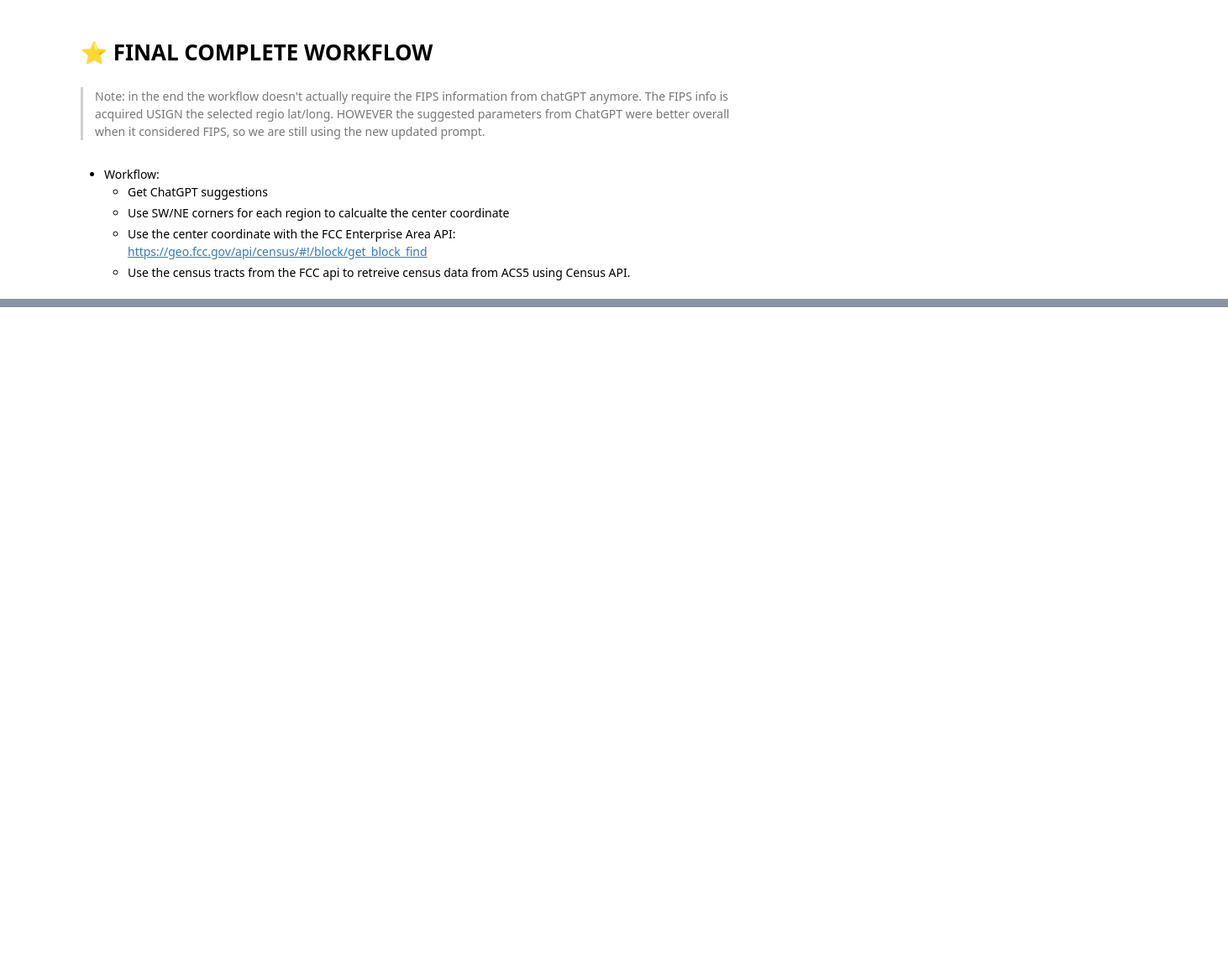
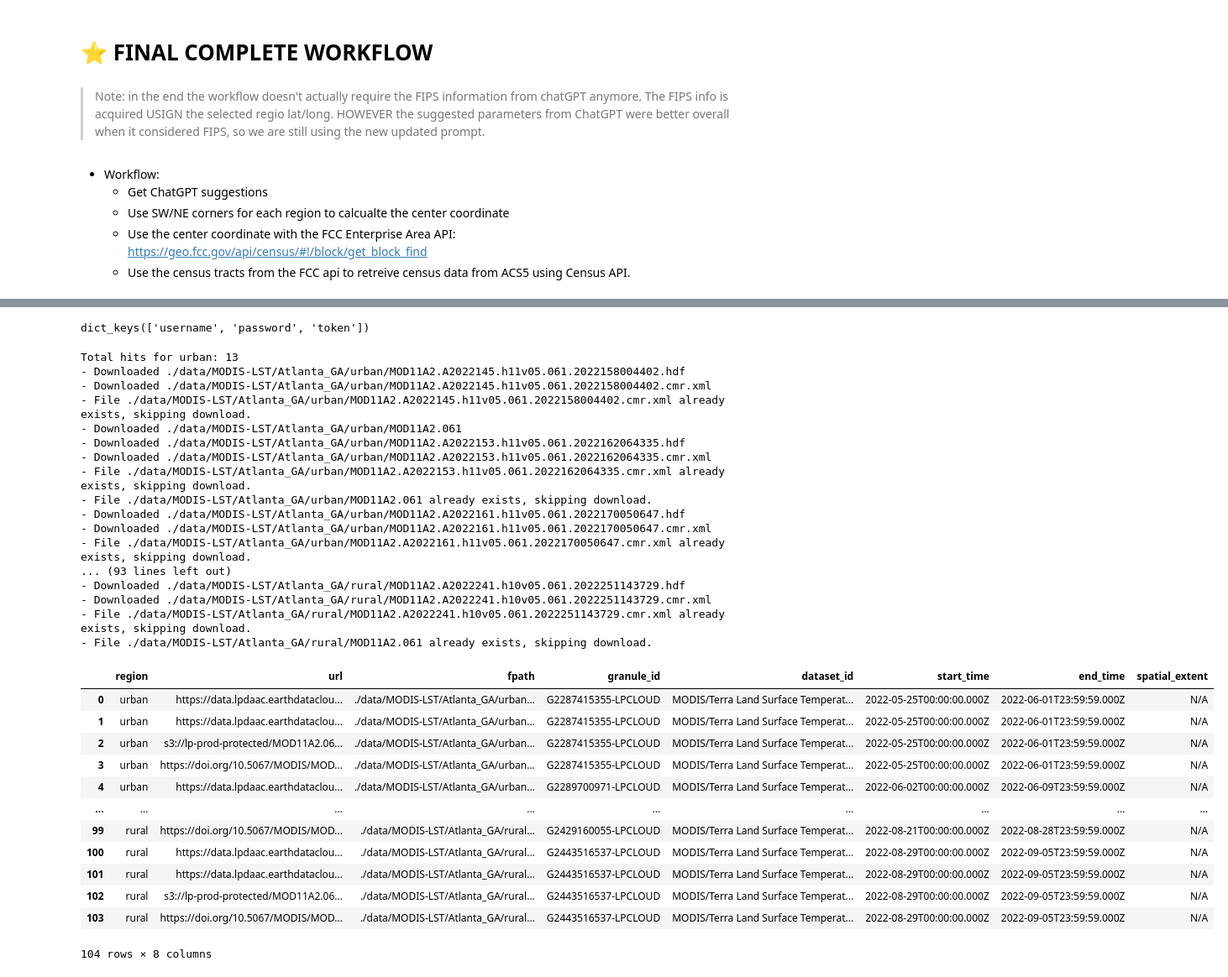
Before and after one commit to jirvingphd/nasa-earth-science, a Jupyter notebook: Blog2-NASA-MODIS-LST-v2.ipynb, the cells around one changed output, grey strips where cells are left out. Shown: that part at 84% size. Drawn from its saved outputs; the diff is of its cells as text; code cells hidden in the pictures; blank space fills up the shorter version.

```diff
--- a/Blog2-NASA-MODIS-LST-v2.ipynb
+++ b/Blog2-NASA-MODIS-LST-v2.ipynb
@@ -2054,0 +1892,4 @@ state_fips='13', county_fips='077', tract_code='170308'
+# %%
+# Saving as data_params for use in the code below
+data_params = chatgpt_params
+data_params
@@ -2054,0 +1933,61 @@ state_fips='13', county_fips='077', tract_code='170308'
+# %%
+import json
+creds_json = "./earthdata_creds.json"
+with open(creds_json) as f:
+    nasa_creds = json.load(f)
+print(nasa_creds.keys())
+
+# NASA Earthdata token
+token = nasa_creds['token']#'your_generated_token
+# %% [output]
+dict_keys(['username', 'password', 'token'])
+# %%
+# List to store all entries and links
+# DATA_DIR = './data/MODIS-LST/'
+all_entries_links = []
+# Iterate through the regions and download data
+
+for region_name, bounding_box in data_params['coordinates'].items():
+    time_range = data_params['time']
+    # group_links=  []
+    entries_links = search_and_download(region_name, bounding_box, time_range, token=token,
+                                        dest_folder=DATA_DIR, force_download=False, day_night='day',
+                                        verbose=False # new verbose flag
+                                        )
+    all_entries_links.extend(entries_links)
+    print('\n\n')
+
+all_files_df = pd.DataFrame(all_entries_links)
+
+all_files_df
+# %% [output]
+Total hits for urban: 13
+- Downloaded ./data/MODIS-LST/Atlanta_GA/urban/MOD11A2.A2022145.h11v05.061.2022158004402.hdf
+- Downloaded ./data/MODIS-LST/Atlanta_GA/urban/MOD11A2.A2022145.h11v05.061.2022158004402.cmr.xml
+- File ./data/MODIS-LST/Atlanta_GA/urban/MOD11A2.A2022145.h11v05.061.2022158004402.cmr.xml already exists, skipping download.
+- Downloaded ./data/MODIS-LST/Atlanta_GA/urban/MOD11A2.061
+- Downloaded ./data/MODIS-LST/Atlanta_GA/urban/MOD11A2.A2022153.h11v05.061.2022162064335.hdf
+- Downloaded ./data/MODIS-LST/Atlanta_GA/urban/MOD11A2.A2022153.h11v05.061.2022162064335.cmr.xml
+- File ./data/MODIS-LST/Atlanta_GA/urban/MOD11A2.A2022153.h11v05.061.2022162064335.cmr.xml already exists, skipping download.
+- File ./data/MODIS-LST/Atlanta_GA/urban/MOD11A2.061 already exists, skipping download.
+- Downloaded ./data/MODIS-LST/Atlanta_GA/urban/MOD11A2.A2022161.h11v05.061.2022170050647.hdf
+- Downloaded ./data/MODIS-LST/Atlanta_GA/urban/MOD11A2.A2022161.h11v05.061.2022170050647.cmr.xml
+- File ./data/MODIS-LST/Atlanta_GA/urban/MOD11A2.A2022161.h11v05.061.2022170050647.cmr.xml already exists, skipping download.
+... (93 lines left out)
+- Downloaded ./data/MODIS-LST/Atlanta_GA/rural/MOD11A2.A2022241.h10v05.061.2022251143729.hdf
+- Downloaded ./data/MODIS-LST/Atlanta_GA/rural/MOD11A2.A2022241.h10v05.061.2022251143729.cmr.xml
+- File ./data/MODIS-LST/Atlanta_GA/rural/MOD11A2.A2022241.h10v05.061.2022251143729.cmr.xml already exists, skipping download.
+- File ./data/MODIS-LST/Atlanta_GA/rural/MOD11A2.061 already exists, skipping download.
+|  | region | url | fpath | granule_id | dataset_id | start_time | end_time | spatial_extent |
+| 0 | urban | https://data.lpdaac.earthdataclou... | ./data/MODIS-LST/Atlanta_GA/urban... | G2287415355-LPCLOUD | MODIS/Terra Land Surface Temperat... | 2022-05-25T00:00:00.000Z | 2022-06-01T23:59:59.000Z | N/A |
+| 1 | urban | https://data.lpdaac.earthdataclou... | ./data/MODIS-LST/Atlanta_GA/urban... | G2287415355-LPCLOUD | MODIS/Terra Land Surface Temperat... | 2022-05-25T00:00:00.000Z | 2022-06-01T23:59:59.000Z | N/A |
+| 2 | urban | s3://lp-prod-protected/MOD11A2.06... | ./data/MODIS-LST/Atlanta_GA/urban... | G2287415355-LPCLOUD | MODIS/Terra Land Surface Temperat... | 2022-05-25T00:00:00.000Z | 2022-06-01T23:59:59.000Z | N/A |
+| 3 | urban | https://doi.org/10.5067/MODIS/MOD... | ./data/MODIS-LST/Atlanta_GA/urban... | G2287415355-LPCLOUD | MODIS/Terra Land Surface Temperat... | 2022-05-25T00:00:00.000Z | 2022-06-01T23:59:59.000Z | N/A |
+| 4 | urban | https://data.lpdaac.earthdataclou... | ./data/MODIS-LST/Atlanta_GA/urban... | G2289700971-LPCLOUD | MODIS/Terra Land Surface Temperat... | 2022-06-02T00:00:00.000Z | 2022-06-09T23:59:59.000Z | N/A |
+| ... | ... | ... | ... | ... | ... | ... | ... | ... |
+| 99 | rural | https://doi.org/10.5067/MODIS/MOD... | ./data/MODIS-LST/Atlanta_GA/rural... | G2429160055-LPCLOUD | MODIS/Terra Land Surface Temperat... | 2022-08-21T00:00:00.000Z | 2022-08-28T23:59:59.000Z | N/A |
+| 100 | rural | https://data.lpdaac.earthdataclou... | ./data/MODIS-LST/Atlanta_GA/rural... | G2443516537-LPCLOUD | MODIS/Terra Land Surface Temperat... | 2022-08-29T00:00:00.000Z | 2022-09-05T23:59:59.000Z | N/A |
+| 101 | rural | https://data.lpdaac.earthdataclou... | ./data/MODIS-LST/Atlanta_GA/rural... | G2443516537-LPCLOUD | MODIS/Terra Land Surface Temperat... | 2022-08-29T00:00:00.000Z | 2022-09-05T23:59:59.000Z | N/A |
+| 102 | rural | s3://lp-prod-protected/MOD11A2.06... | ./data/MODIS-LST/Atlanta_GA/rural... | G2443516537-LPCLOUD | MODIS/Terra Land Surface Temperat... | 2022-08-29T00:00:00.000Z | 2022-09-05T23:59:59.000Z | N/A |
+| 103 | rural | https://doi.org/10.5067/MODIS/MOD... | ./data/MODIS-LST/Atlanta_GA/rural... | G2443516537-LPCLOUD | MODIS/Terra Land Surface Temperat... | 2022-08-29T00:00:00.000Z | 2022-09-05T23:59:59.000Z | N/A |
+104 rows × 8 columns
```
Also changed, not shown: parts of 107 cells of this notebook.
